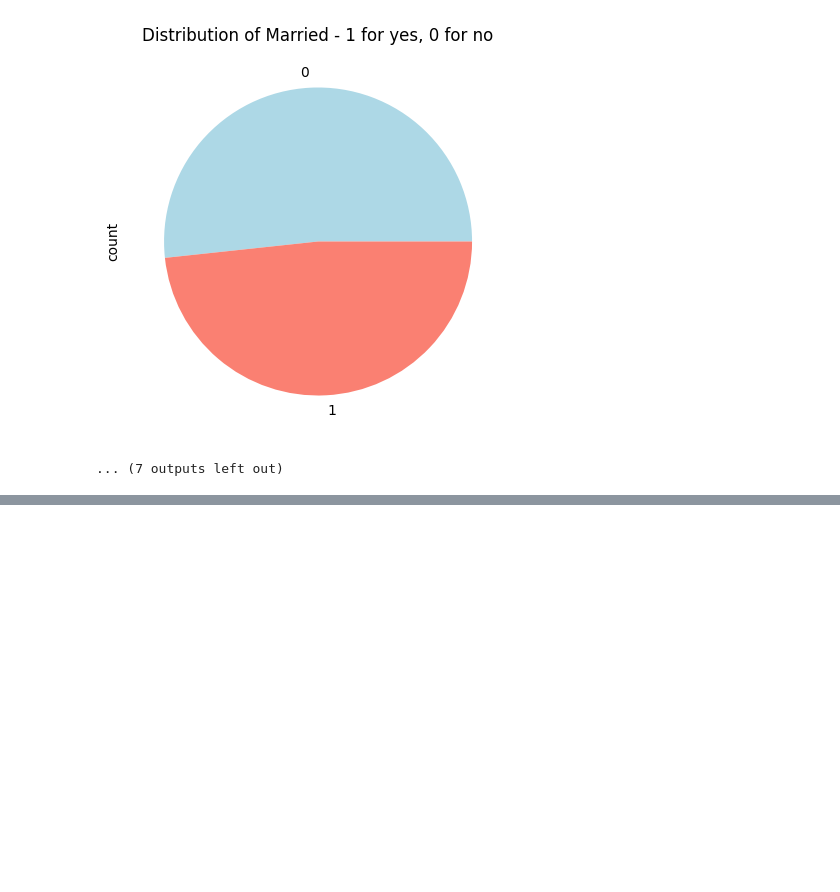
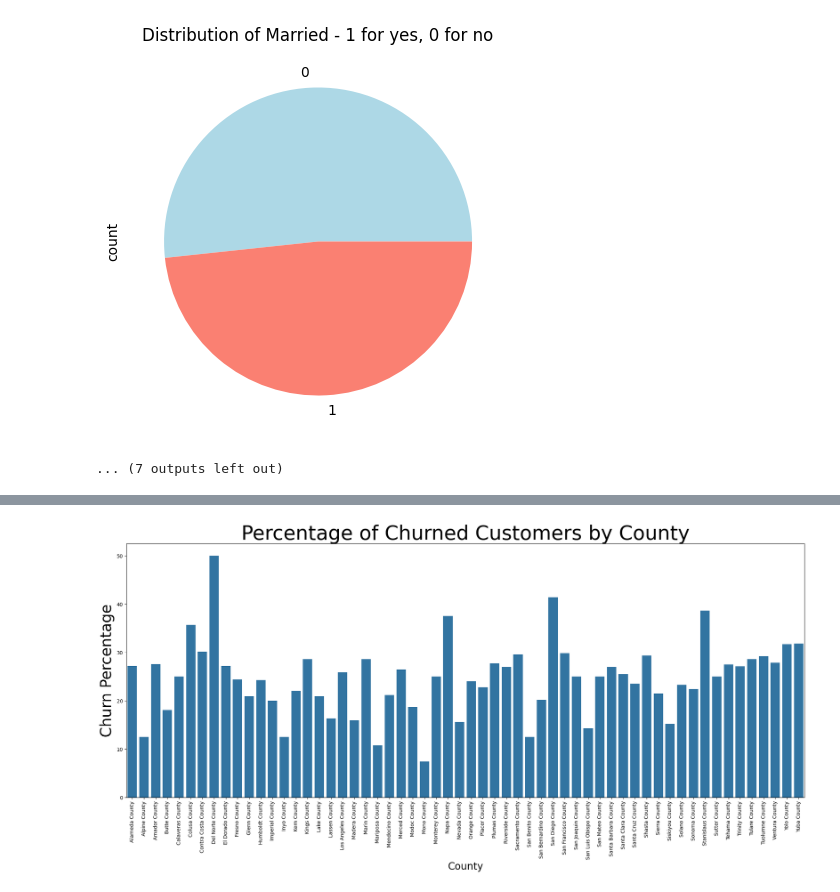
Before and after one commit to NilTheSadhu/ADS, a Jupyter notebook: Teleco_Churn.ipynb, the cells around one changed output, grey strips where cells are left out. Saved outputs shown, nothing was run; the diff lists cells and outputs as text; code cells hidden in the pictures; blank space fills up the shorter version.

```diff
--- a/Teleco_Churn.ipynb
+++ b/Teleco_Churn.ipynb
@@ -434,0 +491,19 @@ for feature in bf:
+# %%
+#Note: Utilized chatgpt to debug plot to save time for this particular plot's representation issue
+
+county_churn_distribution = df.groupby(['County', 'Churn Value']).size().unstack(fill_value=0)
+#Percentages for plotting churned/total*100
+county_churn_distribution['Churn Percentage'] = (county_churn_distribution[1]/(county_churn_distribution[0] + county_churn_distribution[1])) * 100
+county_churn_distribution.reset_index(inplace=True)
+plt.figure(figsize=(20, 10))
+sns.barplot(x='County', y='Churn Percentage', data=county_churn_distribution)
+plt.title('Percentage of Churned Customers by County',fontsize=40)
+plt.xlabel('County',fontsize=20)
+plt.ylabel('Churn Percentage',fontsize=30)
+plt.xticks(rotation=90) #Better readability
+plt.tight_layout()
+plt.show()
+
+#This data might lend itself better to a tree for ML
+# %% [output]
+[figure, added]
```
Also changed, not shown: parts of 36 cells of this notebook.
